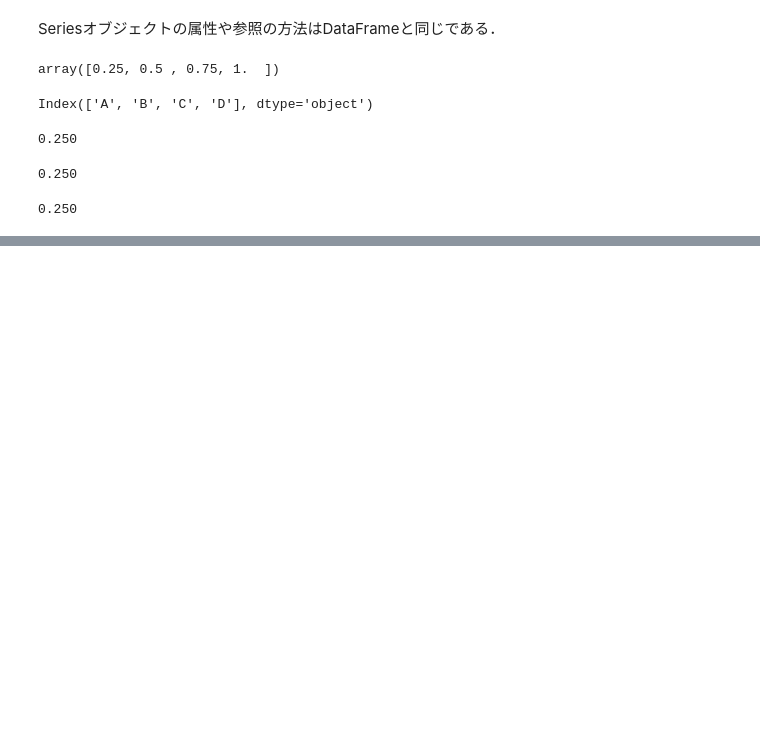
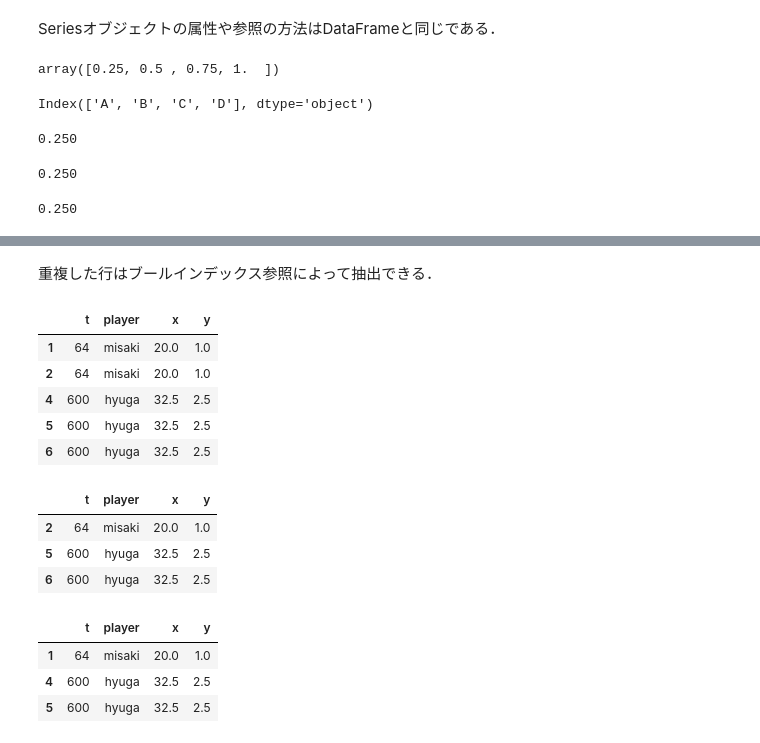
Before and after one commit to tnarizuka/sports_data_programming, a Jupyter notebook: _build/jupyter_execute/appendix/appendix.ipynb, the cells around one changed output, grey strips where cells are left out. Drawn from its saved outputs; the diff is of its cells as text; code cells hidden in the pictures; blank space fills up the shorter version.

```diff
--- a/_build/jupyter_execute/appendix/appendix.ipynb
+++ b/_build/jupyter_execute/appendix/appendix.ipynb
@@ -513,0 +777,28 @@ sr.iloc[0]
+# %% [markdown]
+重複した行はブールインデックス参照によって抽出できる．
+# %%
+# 重複する全ての行を検出
+df.loc[df.duplicated(keep=False, subset=None)]
+# %% [output]
+|  | t | player | x | y |
+| 1 | 64 | misaki | 20.0 | 1.0 |
+| 2 | 64 | misaki | 20.0 | 1.0 |
+| 4 | 600 | hyuga | 32.5 | 2.5 |
+| 5 | 600 | hyuga | 32.5 | 2.5 |
+| 6 | 600 | hyuga | 32.5 | 2.5 |
+# %%
+# 重複する最初の行は検出しない
+df.loc[df.duplicated(keep='first', subset=None)]
+# %% [output]
+|  | t | player | x | y |
+| 2 | 64 | misaki | 20.0 | 1.0 |
+| 5 | 600 | hyuga | 32.5 | 2.5 |
+| 6 | 600 | hyuga | 32.5 | 2.5 |
+# %%
+# 重複する最後の行は検出しない
+df.loc[df.duplicated(keep='last', subset=None)]
+# %% [output]
+|  | t | player | x | y |
+| 1 | 64 | misaki | 20.0 | 1.0 |
+| 4 | 600 | hyuga | 32.5 | 2.5 |
+| 5 | 600 | hyuga | 32.5 | 2.5 |
```
Also changed, not shown: parts of 37 cells of this notebook, 13 other files.
